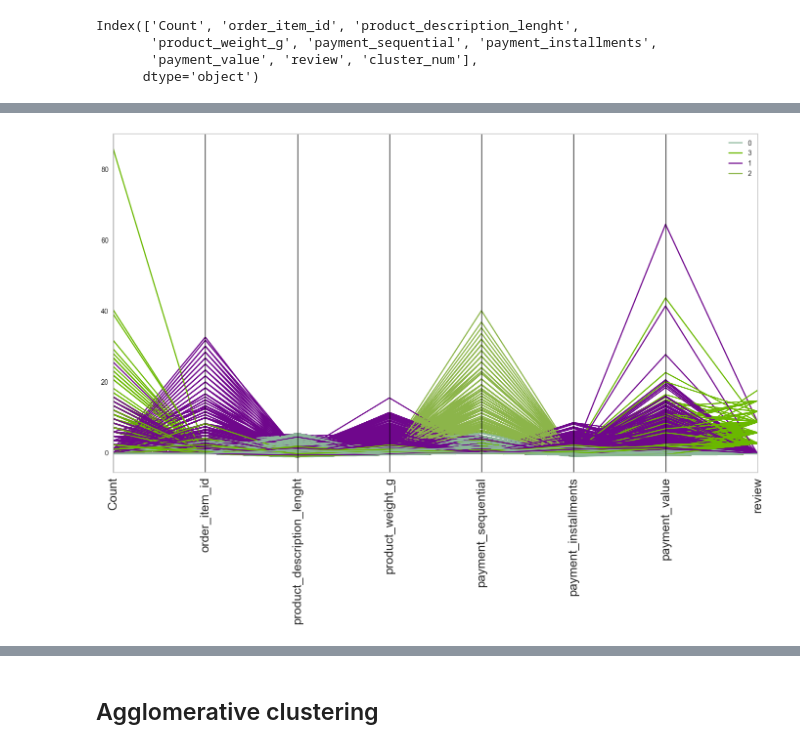
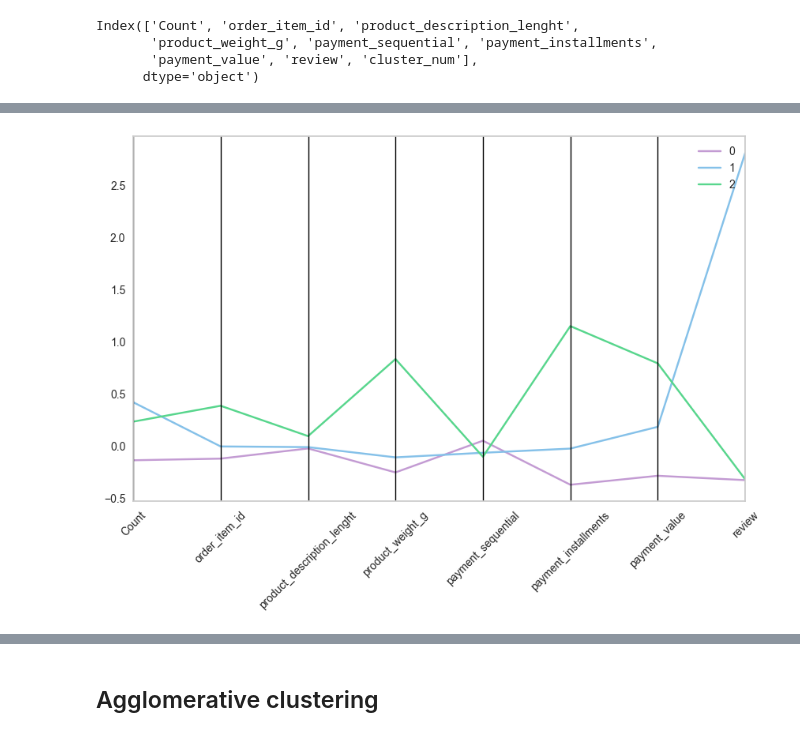
Before and after one commit to LucileRb/customer_segmentation, a Jupyter notebook: Clustering_dataset_reduit.ipynb, the cells around one changed output, grey strips where cells are left out. Cells and saved outputs as stored; diff of their text form; code cells hidden in the pictures.

```diff
--- a/Clustering_dataset_reduit.ipynb
+++ b/Clustering_dataset_reduit.ipynb
@@ -270,21 +248,0 @@ KeyboardInterrupt:
-# %%
-# Comparaison des trois métriques - trop long, à lancer le soir et laisser tourner
-"""%%time
-
-# Elbow method with differents metrics (subplots)
-metrics = ['distortion', 'silhouette', 'calinski_harabasz']
-i = 0
-
-fig, axes = plt.subplots(nrows = 1, ncols = 3, sharex = False, sharey = False, figsize = (24, 8))
-for m in metrics:
-    model = KMeans()
-    kmeans_visualizer = KElbowVisualizer(
-        model,
-        k = (3, 15),
-        size = (1080, 500),
-        metric = m
-        )
-    kmeans_visualizer.fit(df_reduit)
-    i+=1
-
-plt.show()"""
@@ -496,9 +465,9 @@ df_clusters.groupby('cluster_num').agg({
 # %%
-# pd.plotting.parallel_coordinates
+# Parallel_coordinates plot
 
-plt.figure(figsize = (17, 9))
-pd.plotting.parallel_coordinates(df_clusters, 'cluster_num')
-plt.xticks(fontsize = 18, rotation = 90)
+plt.figure(figsize = (10, 6))
+pd.plotting.parallel_coordinates(mean, 'cluster_num', color = ['#c39bd3', '#85c1e9', '#58d68d'])
+plt.xticks(fontsize = 10, rotation = 45)
 plt.show()
 # %% [output]
-[figure, old version]
+[figure, new version]
```
Also changed, not shown: parts of 88 cells of this notebook, 3 other files.
